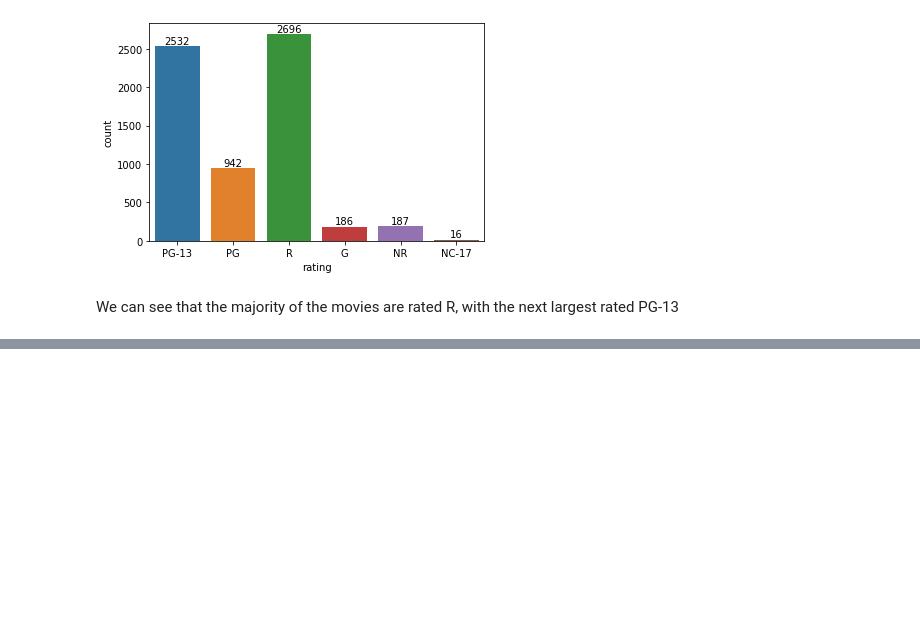
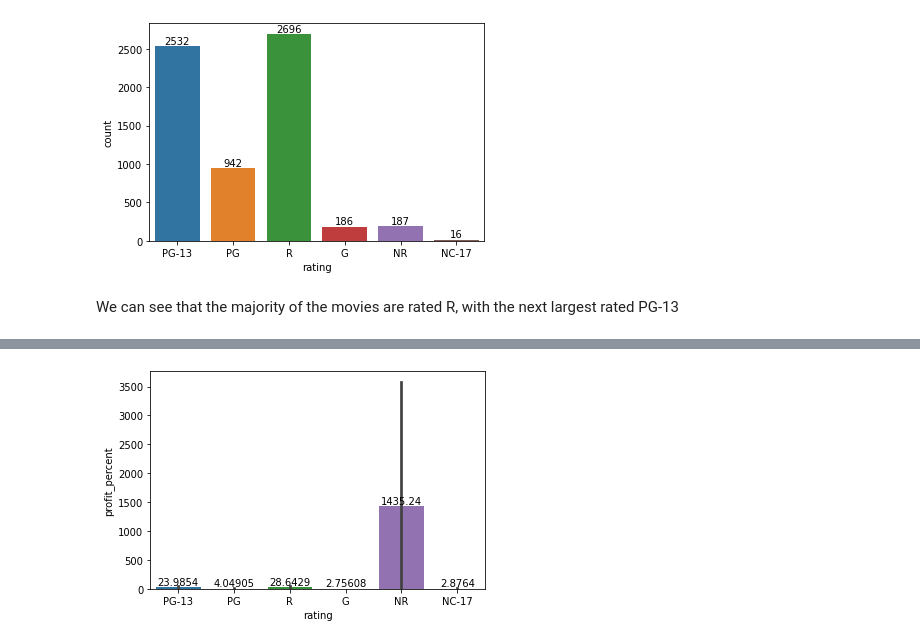
Before and after one commit to SeraphDev6/Movie_Success_Analysis, a Jupyter notebook: 03 Movie_success_EDA.ipynb, the cells around one changed output, grey strips where cells are left out. Saved outputs shown, nothing was run; the diff lists cells and outputs as text; code cells hidden in the pictures; blank space fills up the shorter version.

```diff
--- a/03 Movie_success_EDA.ipynb
+++ b/03 Movie_success_EDA.ipynb
@@ -81,0 +137,6 @@ ax.bar_label(ax.containers[0]);
+# %%
+ax = sns.barplot(data = df2, x="rating", y = "profit_percent")
+plt.ticklabel_format(style='plain', axis='y')
+ax.bar_label(ax.containers[0]);
+# %% [output]
+[figure, added]
```
Also changed, not shown: parts of 14 cells of this notebook.
